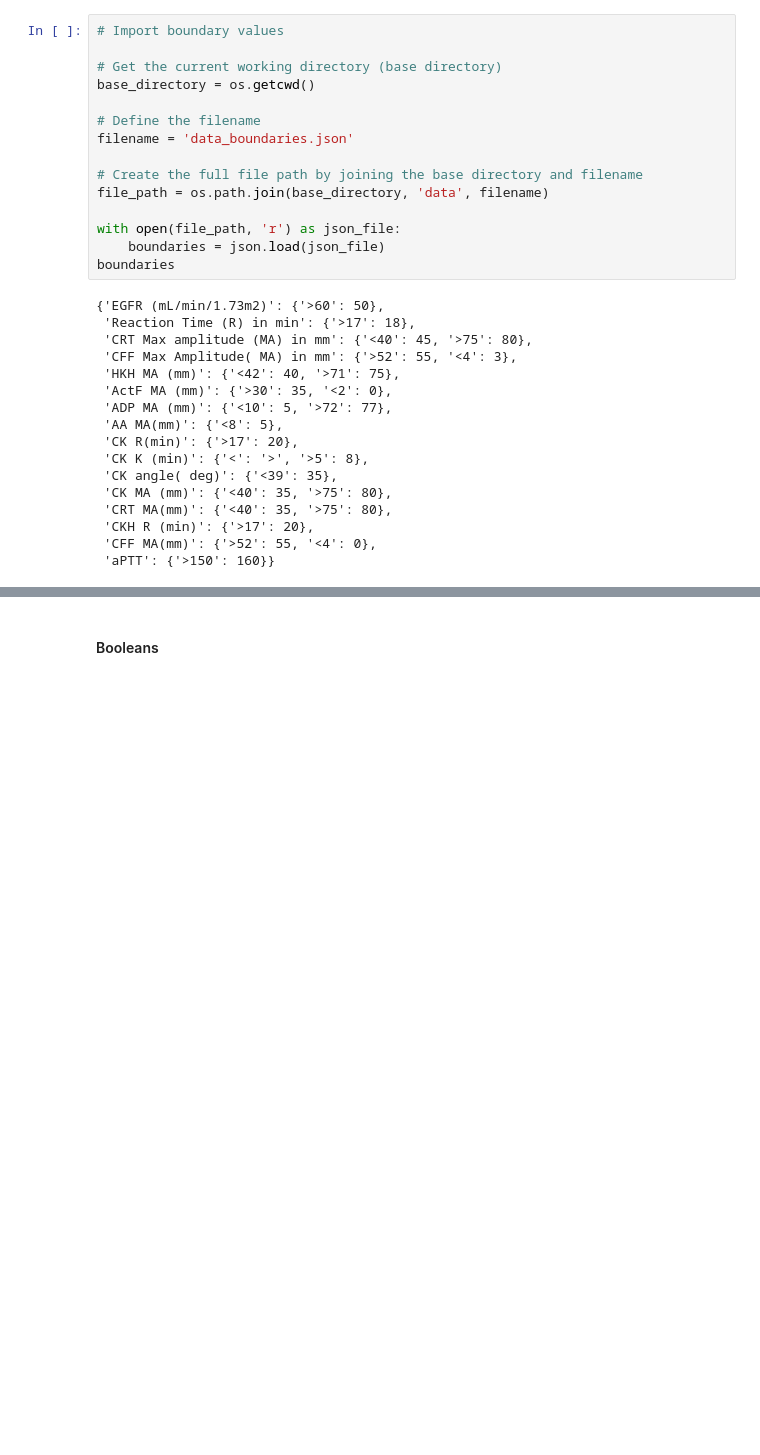
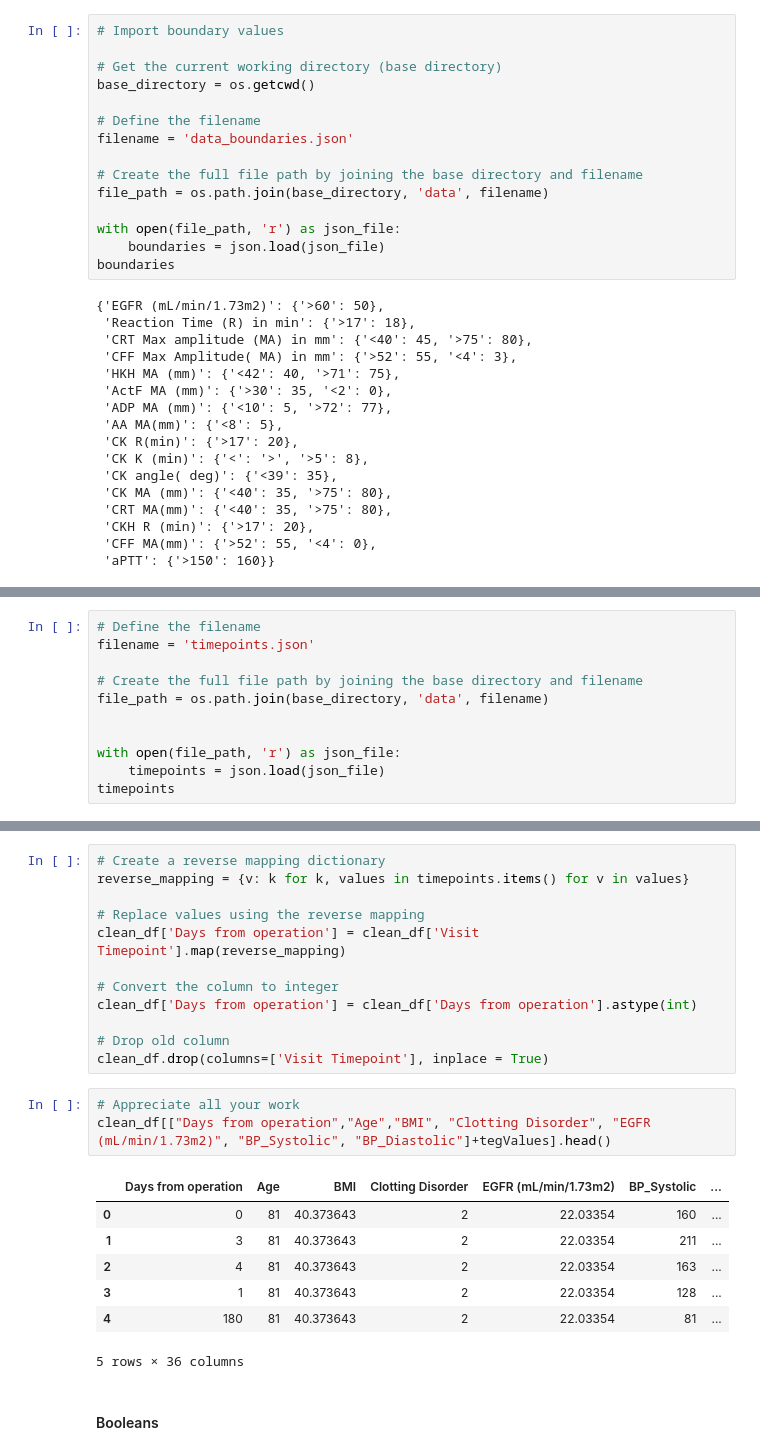
Before and after one commit to kstack21/CapstoneC2023, a Jupyter notebook: steps.ipynb, the cells around one changed output, grey strips where cells are left out. Cells and saved outputs as stored; diff of their text form; blank space fills up the shorter version.

```diff
--- a/steps.ipynb
+++ b/steps.ipynb
@@ -371,0 +376,11 @@ clean_df[list(boundaries.keys())].head()
+# %%
+# Define the filename
+filename = 'timepoints.json'
+
+# Create the full file path by joining the base directory and filename
+file_path = os.path.join(base_directory, 'data', filename)
+
+
+with open(file_path, 'r') as json_file:
+    timepoints = json.load(json_file)
+timepoints
@@ -372,3 +397,26 @@ clean_df[list(boundaries.keys())].head()
+# %%
+# Create a reverse mapping dictionary
+reverse_mapping = {v: k for k, values in timepoints.items() for v in values}
+
+# Replace values using the reverse mapping
+clean_df['Days from operation'] = clean_df['Visit Timepoint'].map(reverse_mapping)
+
+# Convert the column to integer
+clean_df['Days from operation'] = clean_df['Days from operation'].astype(int)
+
+# Drop old column
+clean_df.drop(columns=['Visit Timepoint'], inplace = True)
+# %%
+# Appreciate all your work
+clean_df[["Days from operation","Age","BMI", "Clotting Disorder", "EGFR (mL/min/1.73m2)", "BP_Systolic", "BP_Diastolic"]+tegValues].head()
+# %% [output]
+|  | Days from operation | Age | BMI | Clotting Disorder | EGFR (mL/min/1.73m2) | BP_Systolic | ... |
+| 0 | 0 | 81 | 40.373643 | 2 | 22.03354 | 160 | ... |
+| 1 | 3 | 81 | 40.373643 | 2 | 22.03354 | 211 | ... |
+| 2 | 4 | 81 | 40.373643 | 2 | 22.03354 | 163 | ... |
+| 3 | 1 | 81 | 40.373643 | 2 | 22.03354 | 128 | ... |
+| 4 | 180 | 81 | 40.373643 | 2 | 22.03354 | 81 | ... |
+5 rows × 36 columns
 # %% [markdown]
 #### Booleans
 # %%
```
Also changed, not shown: parts of 12 cells of this notebook, 2 other files.
